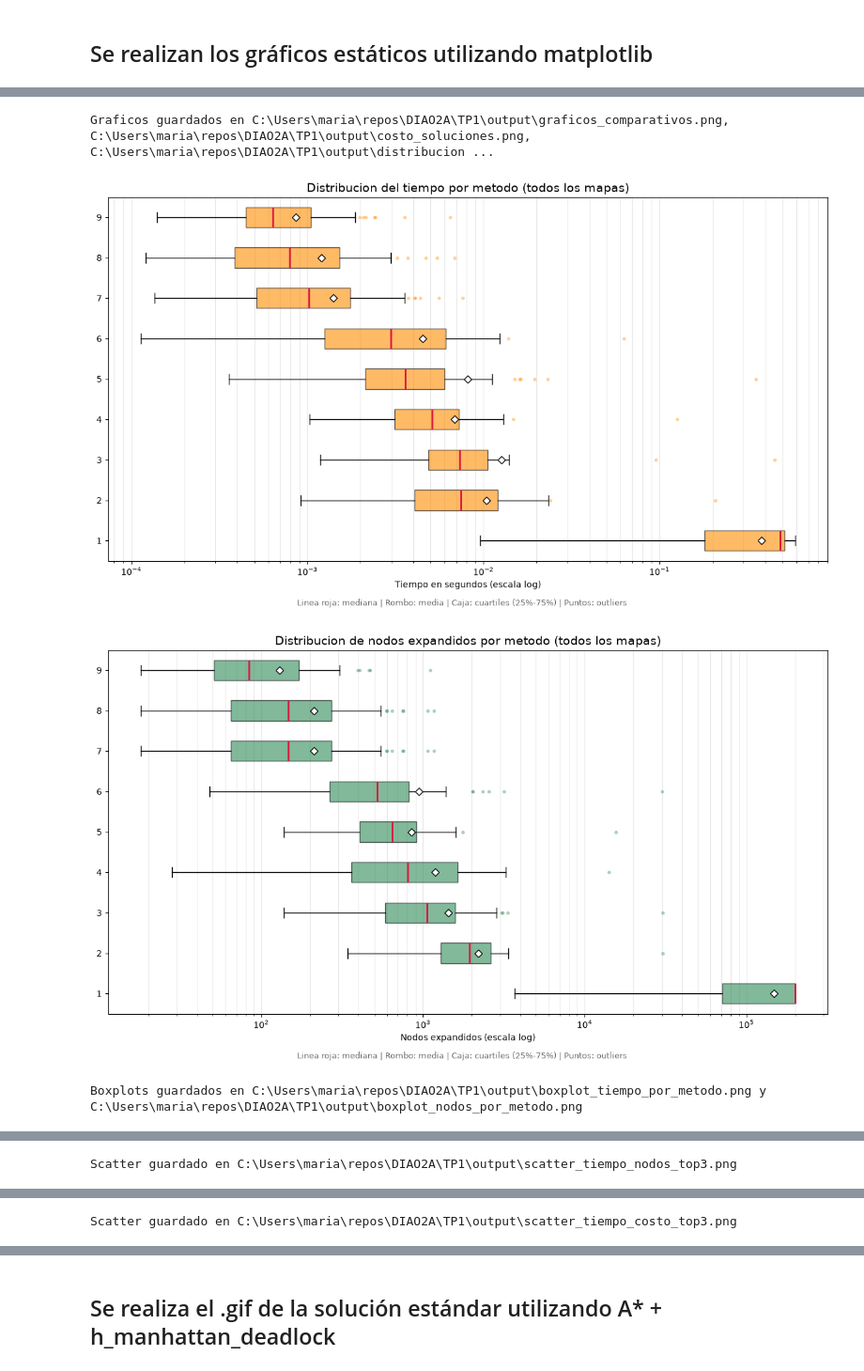
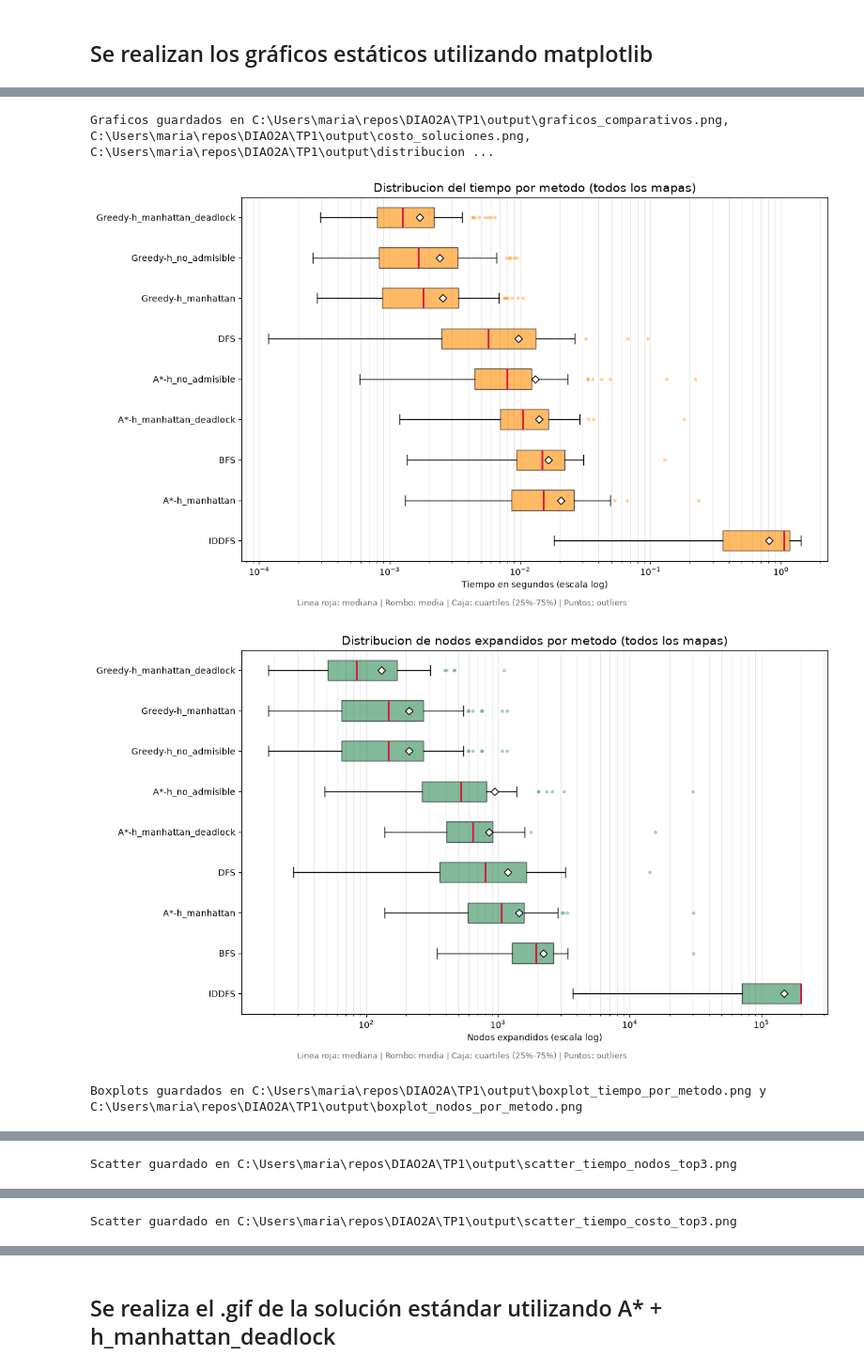
Before and after one commit to yakdudi12/DIAO2A, a Jupyter notebook: TP1/TP1_Sokoban_78.ipynb, the cells around one changed output, grey strips where cells are left out. Shown at 94% size. Cells and saved outputs as stored; diff of their text form; code cells hidden in the pictures.

Commit message:
Added labels to boxplots

```diff
--- a/TP1/TP1_Sokoban_78.ipynb
+++ b/TP1/TP1_Sokoban_78.ipynb
@@ -707,7 +707,6 @@ def plot_boxplot_by_method(column, sort_column, title, xlabel, output_path, colo
         data,
         vert=False,
         patch_artist=True,
-        label=methods,
         showmeans=True,
         meanprops={
             'marker': 'D', 'markerfacecolor': 'white',
@@ -722,6 +721,7 @@ def plot_boxplot_by_method(column, sort_column, title, xlabel, output_path, colo
     for box in bp['boxes']:
         box.set(facecolor=color, alpha=0.6, edgecolor='black')
 
+    ax.set_yticks(range(1, len(methods) + 1), labels=methods)
     ax.set_xscale('log')
     ax.set_xlabel(xlabel)
     ax.set_title(title, fontsize=14)
@@ -867,5 +867,5 @@ print(f'Scatter guardado en {scatter_nodes_frontier_path}')
 [figure]
 Graficos guardados en C:\Users\maria\repos\DIAO2A\TP1\output\graficos_comparativos.png, C:\Users\maria\repos\DIAO2A\TP1\output\costo_soluciones.png, C:\Users\maria\repos\DIAO2A\TP1\output\distribucion ...
-[figure, old version]
+[figure, new version]
-[figure, old version]
+[figure, new version]
 Boxplots guardados en C:\Users\maria\repos\DIAO2A\TP1\output\boxplot_tiempo_por_metodo.png y C:\Users\maria\repos\DIAO2A\TP1\output\boxplot_nodos_por_metodo.png
```
Also changed, not shown: parts of 2 cells of this notebook, 7 other files.
